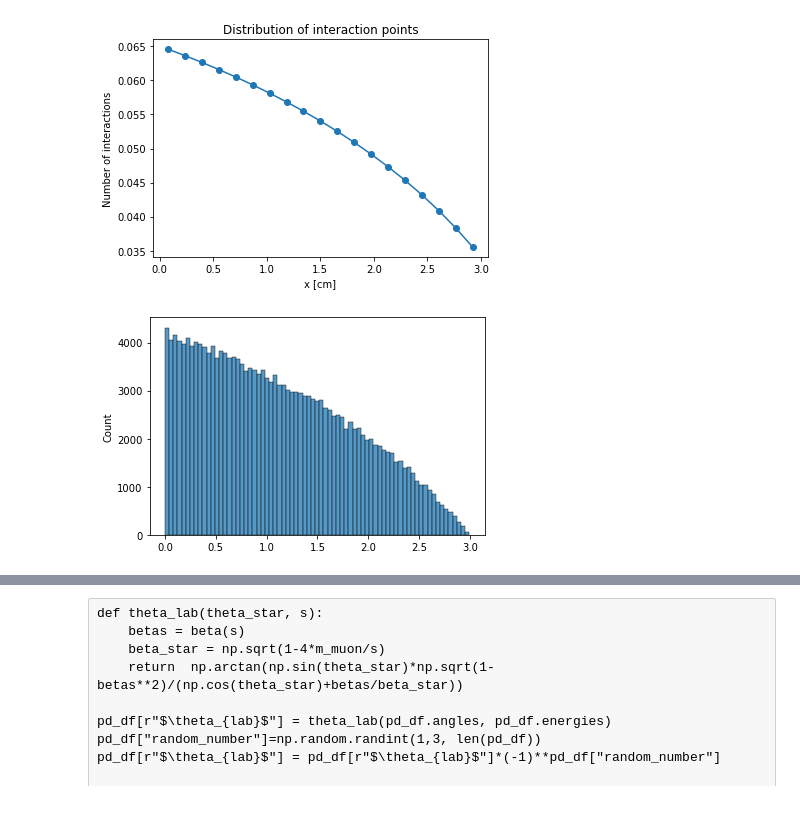
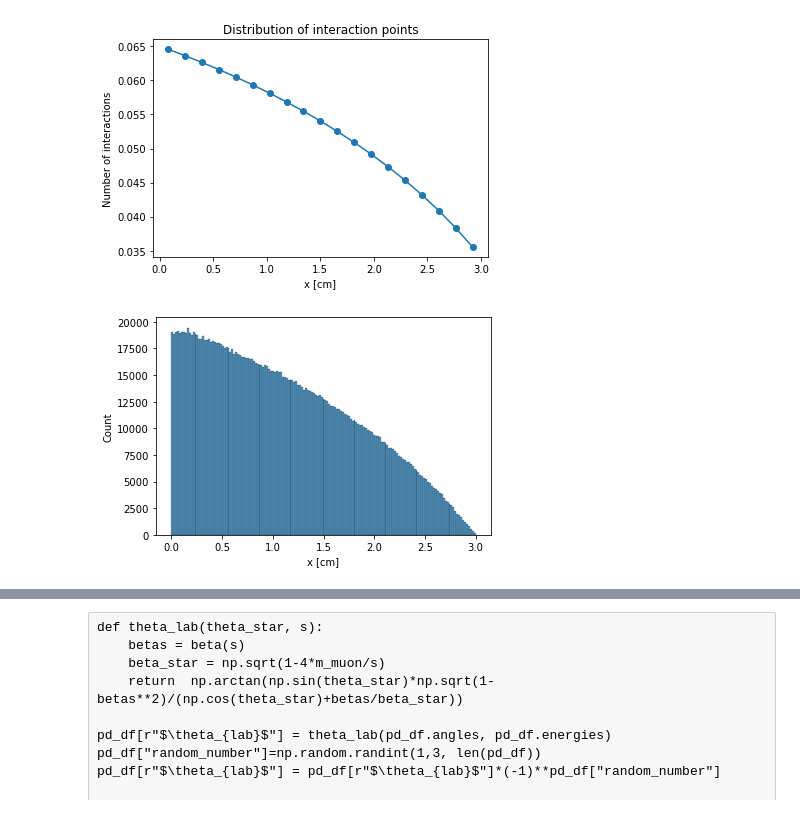
Before and after one commit to PhysicsOfData/LCP_projects_Y3, a Jupyter notebook: Project.ipynb, the cells around one changed output, grey strips where cells are left out. Cells and saved outputs as stored; diff of their text form; code cells hidden in the pictures.

```diff
--- a/Project.ipynb
+++ b/Project.ipynb
@@ -193,7 +191,7 @@ for i in range(3):
                label = 'Samples'
               )
     ax[1][i].set_title('Angular distribution in the CoM')
-    ax[1][i].set_ylim(0,3000)
+    ax[1][i].set_ylim(0,40000)
 
 random_num = np.random.rand(N)
 num_sorted = np.sort(random_num)
@@ -631,13 +644,23 @@ We then choose a new value for the invariant mass $s = 225^2 \, MeV$, correspond
 def s_bremss(x, E0):
     '''
     This function computes the s variable depending on the initial energy E_0 and the position z
+
+    Parameters:
+    x: Position inside the medium
+    E0: Incoming energy
+
     '''
 
     return 2 * m_e**2 + 2* E0 * np.exp(-x/rad_length) * m_e
 
 def sigma_bremss(x, E0):
     '''
-    sigma_bremss computes the cross section directly from the initial energy and position of interaction
+    Cross-section computation directly from the initial energy and position of interaction
+
+    Parameters:
+    x: Position inside the medium
+    E0: Incoming energy
+
     '''
 
     return sigma(s_bremss(x, E0))
@@ -682,14 +705,14 @@ plt.show()
 [figure]
 # %%
 #accept-reject according to the distribution found just above
-pts_dbt = np.random.uniform( 0, x_max, 3*100000)
-check = np.random.uniform( func_pts_dbt(3), func_pts_dbt(0.16), 3*100000)
-accepted = pts_dbt[check < func_pts_dbt(pts_dbt)]
+pts_dbt = np.random.uniform( 0, x_max, 3*N)
+check = np.random.uniform( func_pts_dbt(3), func_pts_dbt(0.16), 3*N)
+accepted_mono = pts_dbt[check < func_pts_dbt(pts_dbt)]
 
-sns.histplot(accepted) #hist of accepted points
-
+sns.histplot(accepted_mono) #hist of accepted points
+plt.xlabel("x [cm]")
 plt.show()
 # %% [output]
-[figure, old version]
+[figure, new version]
 # %%
 #accept-reject on previously accepted points according to cross section in each slice
```
Also changed, not shown: parts of 29 cells of this notebook.
